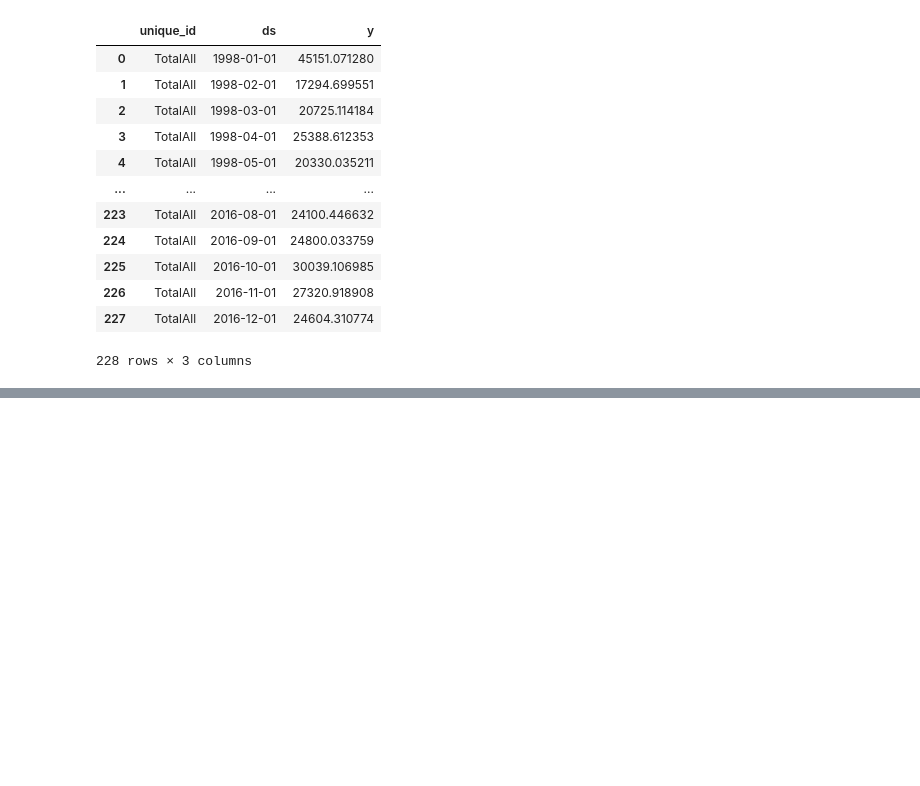
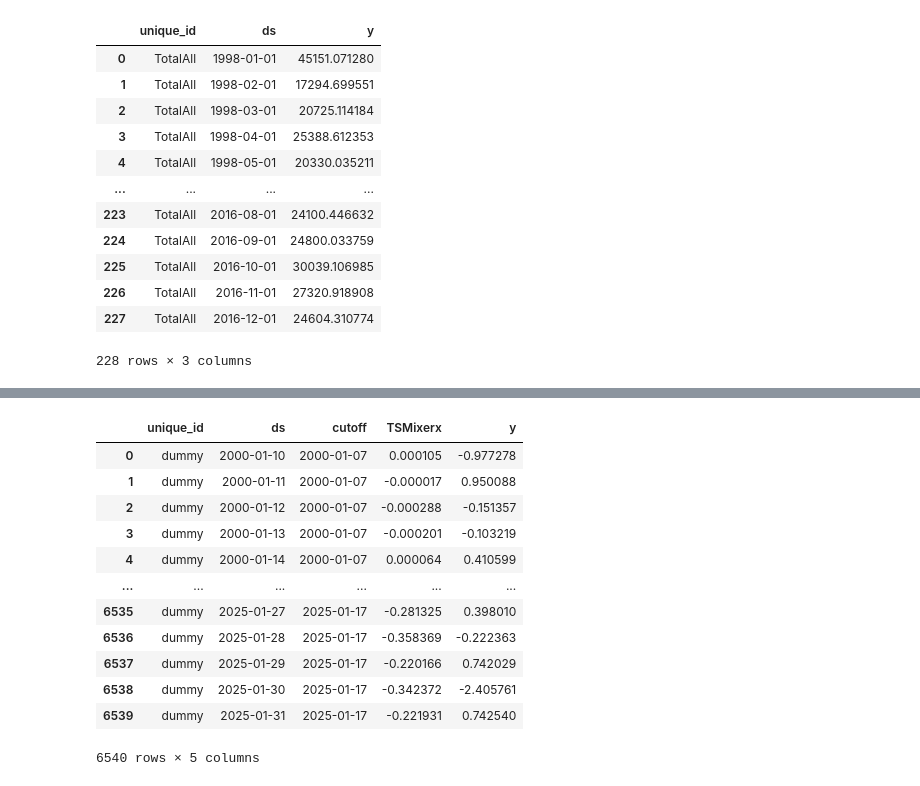
Before and after one commit to agux/marten, a Jupyter notebook: notebooks/neuralforecast/0.1-neuralforecast.ipynb, the cells around one changed output, grey strips where cells are left out. Cells and saved outputs as stored; diff of their text form; code cells hidden in the pictures; blank space fills up the shorter version.

```diff
--- a/notebooks/neuralforecast/0.1-neuralforecast.ipynb
+++ b/notebooks/neuralforecast/0.1-neuralforecast.ipynb
@@ -1959,0 +2004,23 @@ Y_df[Y_df["unique_id"] == "TotalAll"]
+# %%
+horizon = 10
+input_size = 10
+models = [
+    TSMixerx(
+        h=horizon,
+        input_size=input_size,
+        n_series=1,
+        max_steps=1000,
+        val_check_steps=100,
+        early_stop_patience_steps=5,
+        valid_loss=MAE(),
+        random_seed=12345678,
+        futr_exog_list=["val1", "val2"],
+        precision="bf16-mixed",
+    ),
+]
+
+nf = NeuralForecast(
+    models=models,
+    freq="B"
+)
+nf.fit(df=df, val_size=horizon)
@@ -1959,0 +2033,2 @@ Y_df[Y_df["unique_id"] == "TotalAll"]
+# %%
+Y_hat_insample = nf.predict_insample(step_size=horizon)
@@ -1959,0 +2041,16 @@ Y_df[Y_df["unique_id"] == "TotalAll"]
+# %%
+Y_hat_insample
+# %% [output]
+|  | unique_id | ds | cutoff | TSMixerx | y |
+| 0 | dummy | 2000-01-10 | 2000-01-07 | 0.000105 | -0.977278 |
+| 1 | dummy | 2000-01-11 | 2000-01-07 | -0.000017 | 0.950088 |
+| 2 | dummy | 2000-01-12 | 2000-01-07 | -0.000288 | -0.151357 |
+| 3 | dummy | 2000-01-13 | 2000-01-07 | -0.000201 | -0.103219 |
+| 4 | dummy | 2000-01-14 | 2000-01-07 | 0.000064 | 0.410599 |
+| ... | ... | ... | ... | ... | ... |
+| 6535 | dummy | 2025-01-27 | 2025-01-17 | -0.281325 | 0.398010 |
+| 6536 | dummy | 2025-01-28 | 2025-01-17 | -0.358369 | -0.222363 |
+| 6537 | dummy | 2025-01-29 | 2025-01-17 | -0.220166 | 0.742029 |
+| 6538 | dummy | 2025-01-30 | 2025-01-17 | -0.342372 | -2.405761 |
+| 6539 | dummy | 2025-01-31 | 2025-01-17 | -0.221931 | 0.742540 |
+6540 rows × 5 columns
```
Also changed, not shown: parts of 7 cells of this notebook, 1 other file.
